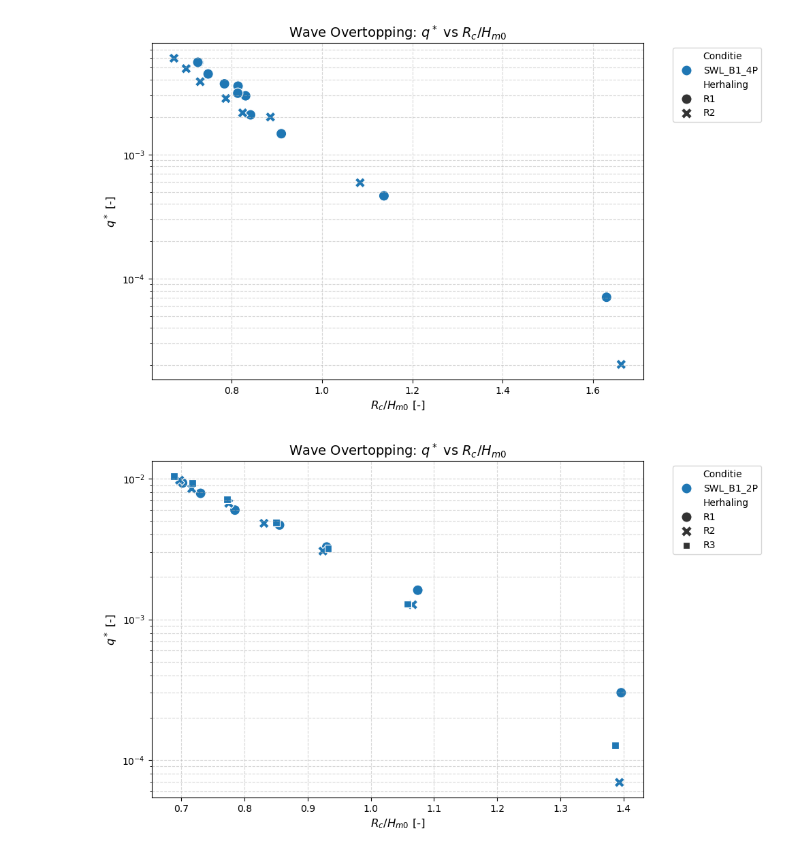
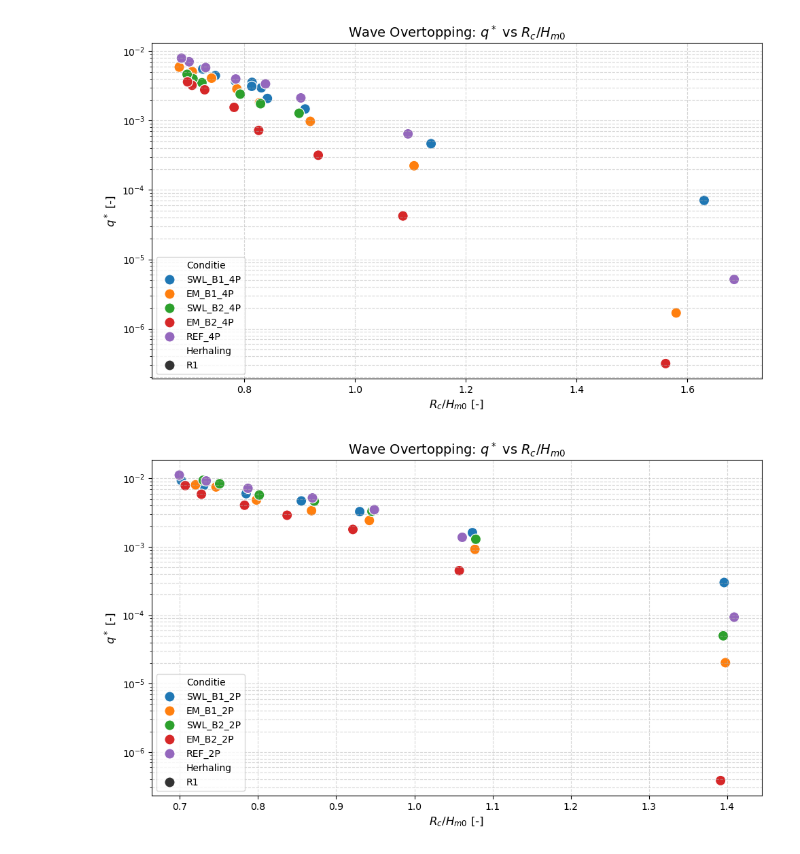
Before and after one commit to baukevelthuijs/MSC, a Jupyter notebook: Data_processing_discharges.ipynb, the cells around one changed output. Drawn from its saved outputs; the diff is of its cells as text; code cells hidden in the pictures.

```diff
--- a/Data_processing_discharges.ipynb
+++ b/Data_processing_discharges.ipynb
@@ -358,13 +407,14 @@ def plot_overtopping(df, condities_om_te_plotten):
     plt.xlabel('$R_c / H_{m0}$ [-]', fontsize=12)
     plt.ylabel('$q^*$ [-]', fontsize=12)
     plt.grid(True, which="both", ls="--", alpha=0.5)
-    plt.legend(bbox_to_anchor=(1.05, 1), loc='upper left')
+    plt.legend(loc='lower left')
     plt.tight_layout()
     plt.show()
 # %%
-plot_overtopping(df_master, ['SWL_B1_4P_R1', 'SWL_B1_4P_R2'])
+plot_overtopping(df_master, ['REF_4P_R1', 'EM_B1_4P_R1', 'EM_B2_4P_R1', 'SWL_B1_4P_R1', 'SWL_B2_4P_R1'])
+plot_overtopping(df_master, ['REF_2P_R1', 'EM_B1_2P_R1', 'EM_B2_2P_R1', 'SWL_B1_2P_R1', 'SWL_B2_2P_R1'])
 plot_overtopping(df_master, ['SWL_B1_2P_R1', 'SWL_B1_2P_R2', 'SWL_B1_2P_R3'])
 plot_overtopping(df_master, ['SWL_B1_4P_R1', 'EM_B1_4P_R2'])
 # %% [output]
-[figure, old version]
+[figure, new version]
-[figure, old version]
+[figure, new version]
```
Also changed, not shown: parts of 6 cells of this notebook, 29 other files.
